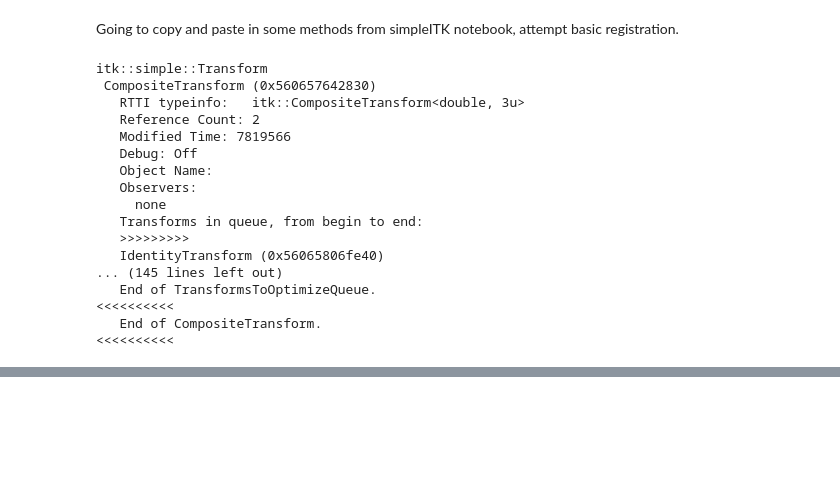
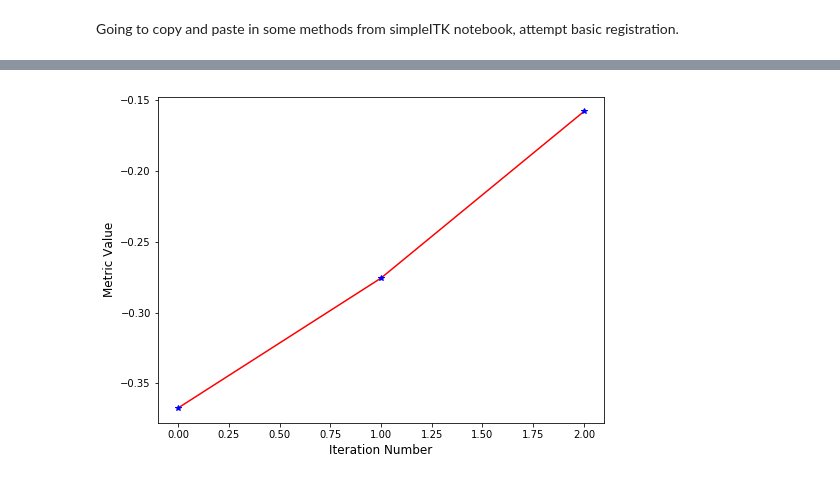
Before and after one commit to batmanlab/predictElasticity, a Jupyter notebook: notebooks/data_registration_testbed.ipynb, the cells around one changed output, grey strips where cells are left out. Drawn from its saved outputs; the diff is of its cells as text; code cells hidden in the pictures; blank space fills up the shorter version.

```diff
--- a/notebooks/data_registration_testbed.ipynb
+++ b/notebooks/data_registration_testbed.ipynb
@@ -248,7 +248,7 @@ def reg_func(fixed_image, moving_image, method_number=0):
                                            moving_image,
                                            sitk.Euler3DTransform(),
                                            sitk.CenteredTransformInitializerFilter.MOMENTS)
-        grid_physical_spacing = [10.0, 10.0, 10.0] # A control point every 10mm
+        grid_physical_spacing = [50.0, 50.0, 50.0] # A control point every 10mm
         image_physical_size = [size*spacing for size,spacing in zip(fixed_image.GetSize(), fixed_image.GetSpacing())]
         mesh_size = [int(image_size/grid_spacing + 0.5) for image_size,grid_spacing in zip(image_physical_size,grid_physical_spacing)]
         bspline = sitk.BSplineTransformInitializer(image1=fixed_image, transformDomainMeshSize = mesh_size, order=3)
@@ -265,7 +265,7 @@ def reg_func(fixed_image, moving_image, method_number=0):
         registration_method.SetSmoothingSigmasPerLevel(smoothingSigmas=[2,1,0])
         registration_method.SmoothingSigmasAreSpecifiedInPhysicalUnitsOn()
 
-        registration_method.SetInitialTransform(initial_transform, inPlace=True,)
+        registration_method.SetInitialTransform(trans, inPlace=True,)
 
     if method_number == 1: # Affine and BSpline
         #Transforms
@@ -273,24 +273,28 @@ def reg_func(fixed_image, moving_image, method_number=0):
                                            moving_image,
                                            sitk.AffineTransform(3),
                                            sitk.CenteredTransformInitializerFilter.MOMENTS)
-        grid_physical_spacing = [5.0, 5.0, 5.0] # A control point every 10mm
+        grid_physical_spacing = [20.0, 20.0, 20.0] # A control point every 10mm
         image_physical_size = [size*spacing for size,spacing in zip(fixed_image.GetSize(), fixed_image.GetSpacing())]
         mesh_size = [int(image_size/grid_spacing + 0.5) for image_size,grid_spacing in zip(image_physical_size,grid_physical_spacing)]
-        bspline = sitk.BSplineTransformInitializer(image1=fixed_image, transformDomainMeshSize = mesh_size, order=2)
+        bspline = sitk.BSplineTransformInitializer(image1=fixed_image, transformDomainMeshSize = mesh_size, order=3)
         trans = sitk.Transform(fixed_image.GetDimension(), sitk.sitkComposite)
         trans.AddTransform(center)
         trans.AddTransform(bspline)
 
         #Reg settings
-        registration_method.SetMetricAsMeanSquares()
-        registration_method.SetOptimizerAsLBFGSB(gradientConvergenceTolerance=1e-5, numberOfIterations=100)
+        #registration_method.SetMetricAsMeanSquares()
+        #registration_method.SetMetricAsJointHistogramMutualInformation()
+        #registration_method.SetMetricAsMattesMutualInformation(numberOfHistogramBins=100)
+        registration_method.SetMetricAsANTSNeighborhoodCorrelation(radius=50)
+        registration_method.SetOptimizerAsLBFGSB(gradientConvergenceTolerance=1e-6, numberOfIterations=100)
+        #registration_method.SetOptimizerAsGradientDescent(learningRate=1.0, numberOfIterations=100, convergenceMinimumValue=1e-6, convergenceWindowSize=20)
 
         # Setup for the multi-resolution framework.
         registration_method.SetShrinkFactorsPerLevel(shrinkFactors = [4,2,1])
         registration_method.SetSmoothingSigmasPerLevel(smoothingSigmas=[2,1,0])
         registration_method.SmoothingSigmasAreSpecifiedInPhysicalUnitsOn()
 
-        registration_method.SetInitialTransform(initial_transform, inPlace=True,)
+        registration_method.SetInitialTransform(trans, inPlace=False,)
 
     if method_number == 99: # Demon
         transform_to_displacment_field_filter = sitk.TransformToDisplacementFieldFilter()
@@ -300,10 +304,10 @@ def reg_func(fixed_image, moving_image, method_number=0):
         trans = sitk.DisplacementFieldTransform(transform_to_displacment_field_filter.Execute(sitk.Transform()))
 
         # Regularization (update field - viscous, total field - elastic).
-        trans.SetSmoothingGaussianOnUpdate(varianceForUpdateField=0.0, varianceForTotalField=2.0)
+        trans.SetSmoothingGaussianOnUpdate(varianceForUpdateField=0.0, varianceForTotalField=1.0)
 
-        registration_method.SetInitialTransform(trans, inPlace=True)
-        registration_method.SetMetricAsDemons(10) #intensities are equal if the difference is less than 10HU
+        registration_method.SetInitialTransform(trans, inPlace=False)
+        registration_method.SetMetricAsDemons(1) #intensities are equal if the difference is less than 10HU
 
         # Multi-resolution framework.
         registration_method.SetShrinkFactorsPerLevel(shrinkFactors = [4,2,1])
@@ -318,26 +322,9 @@ def reg_func(fixed_image, moving_image, method_number=0):
     registration_method.AddCommand(sitk.sitkIterationEvent, lambda: plot_values(registration_method))
 
     print(trans)
-    registration_method.Execute(fixed_image, moving_image)
+    final_trans = registration_method.Execute(fixed_image, moving_image)
 
-    return trans, registration_method
+    return trans, final_trans, registration_method
 # %%
-trans, registration_method = reg_func(fixed_image, moving_image, 99)
+trans, final_trans, registration_method = reg_func(fixed_image, moving_image, 1)
 # %% [output]
-itk::simple::Transform
- CompositeTransform (0x560657642830)
-   RTTI typeinfo:   itk::CompositeTransform<double, 3u>
-   Reference Count: 2
-   Modified Time: 7819566
-   Debug: Off
-   Object Name:
-   Observers:
-     none
-   Transforms in queue, from begin to end:
-   >>>>>>>>>
-   IdentityTransform (0x56065806fe40)
-... (145 lines left out)
-   End of TransformsToOptimizeQueue.
-<<<<<<<<<<
-   End of CompositeTransform.
-<<<<<<<<<<
@@ -346,3 +331,4 @@ itk::ERROR: DemonsImageToImageMetricv4(0x560667a58bc0): Expected the moving tran
+[figure, added]
 # %%
 print('Final metric value: {0}'.format(registration_method.GetMetricValue()))
 print('Optimizer\'s stopping condition, {0}'.format(registration_method.GetOptimizerStopConditionDescription()))
```
Also changed, not shown: parts of 6 cells of this notebook, 1 other file.
